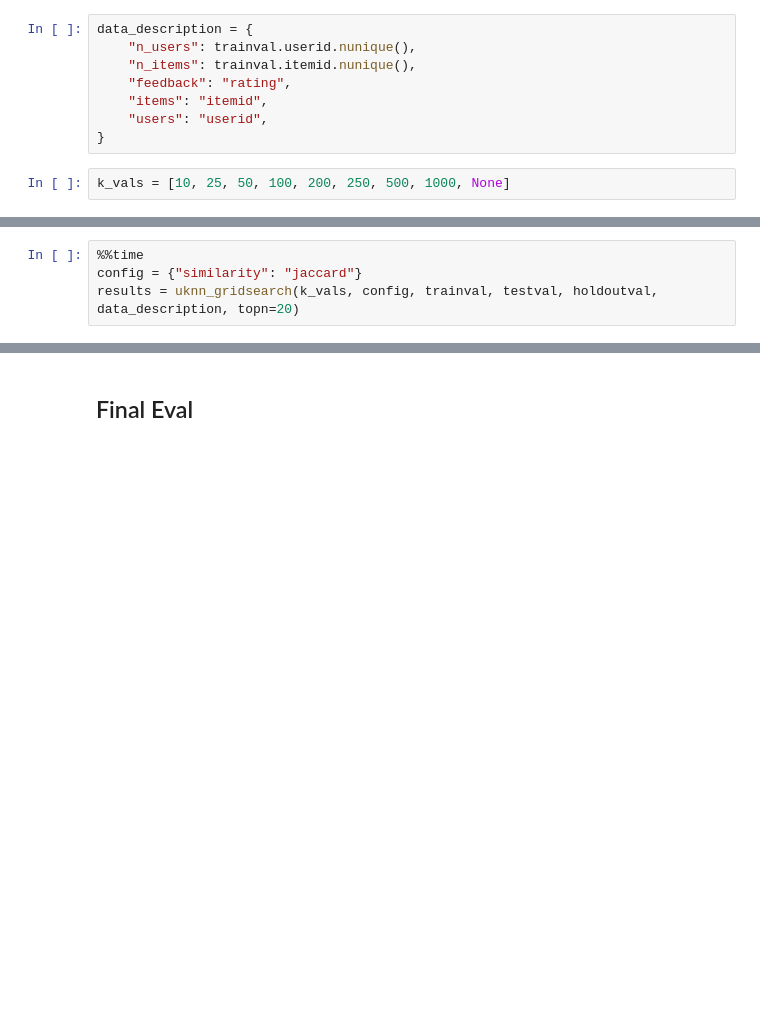
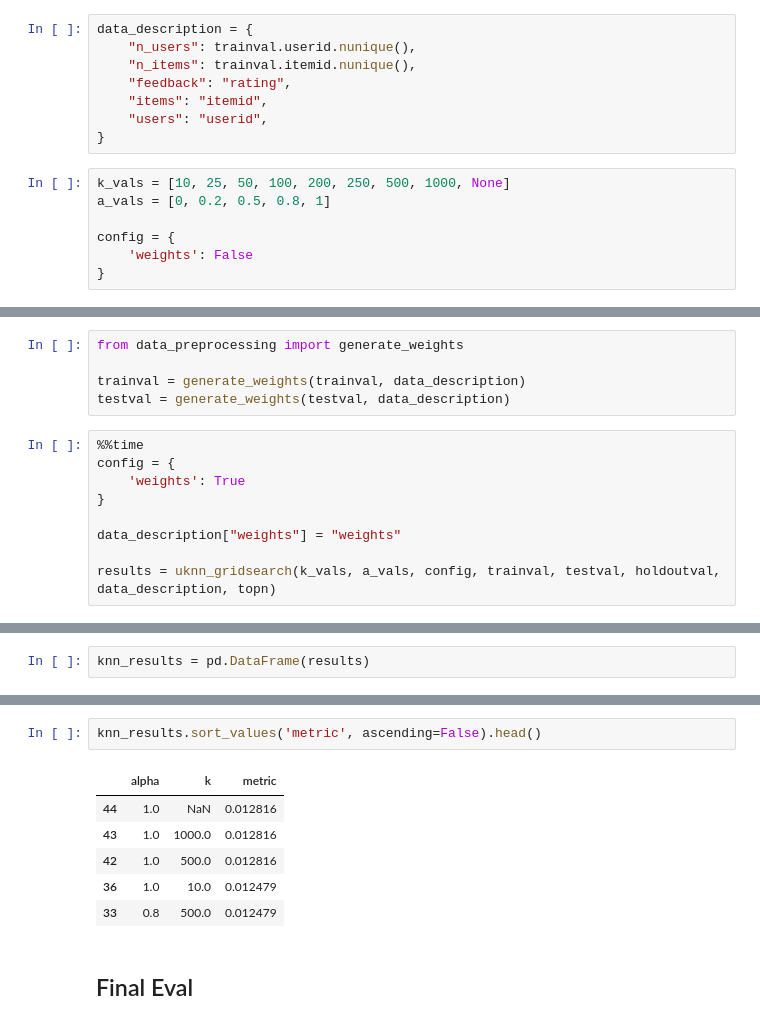
Before and after one commit to Dont-Care-Didnt-Ask/sequence-aware-similarity-for-recommendations, a Jupyter notebook: AmazonReviews.ipynb, the cells around one changed output, grey strips where cells are left out. Cells and saved outputs as stored; diff of their text form; blank space fills up the shorter version.

```diff
--- a/AmazonReviews.ipynb
+++ b/AmazonReviews.ipynb
@@ -273,5 +284,10 @@ data_description = {
 }
 # %%
 k_vals = [10, 25, 50, 100, 200, 250, 500, 1000, None]
+a_vals = [0, 0.2, 0.5, 0.8, 1]
+
+config = {
+    'weights': False
+}
 # %%
 %%time
@@ -291,4 +314,14 @@ NameError: name 'results' is not defined
+# %%
+from data_preprocessing import generate_weights
+
+trainval = generate_weights(trainval, data_description)
+testval = generate_weights(testval, data_description)
 # %%
 %%time
-config = {"similarity": "jaccard"}
-results = uknn_gridsearch(k_vals, config, trainval, testval, holdoutval, data_description, topn=20)
+config = {
+    'weights': True
+}
+
+data_description["weights"] = "weights"
+
+results = uknn_gridsearch(k_vals, a_vals, config, trainval, testval, holdoutval, data_description, topn)
@@ -295 +331,3 @@ results = uknn_gridsearch(k_vals, config, trainval, testval, holdoutval, data_de
+# %%
+knn_results = pd.DataFrame(results)
 # %%
@@ -301,6 +344,15 @@ plt.xlabel("Rank")
 plt.show()
 # %% [output]
 [drawing not drawn]
+# %%
+knn_results.sort_values('metric', ascending=False).head()
+# %% [output]
+|  | alpha | k | metric |
+| 44 | 1.0 | NaN | 0.012816 |
+| 43 | 1.0 | 1000.0 | 0.012816 |
+| 42 | 1.0 | 500.0 | 0.012816 |
+| 36 | 1.0 | 10.0 | 0.012479 |
+| 33 | 0.8 | 500.0 | 0.012479 |
 # %% [markdown]
 ## Final Eval
 # %%
```
Also changed, not shown: parts of 31 cells of this notebook, 1 other file.
